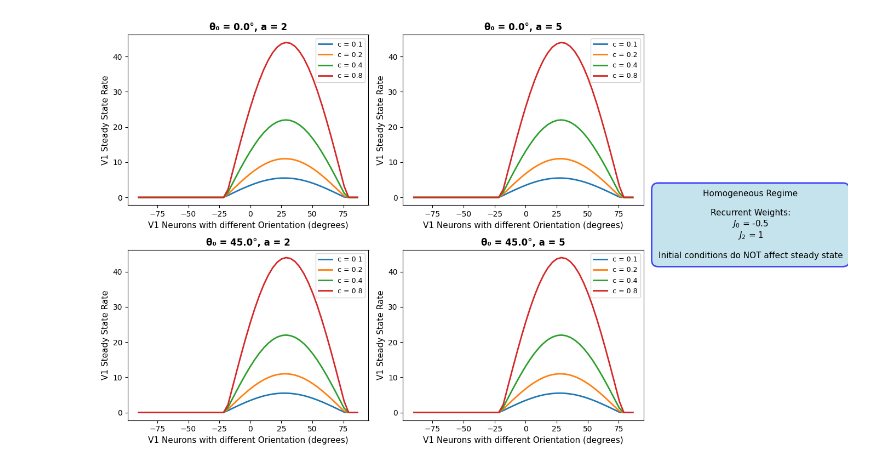
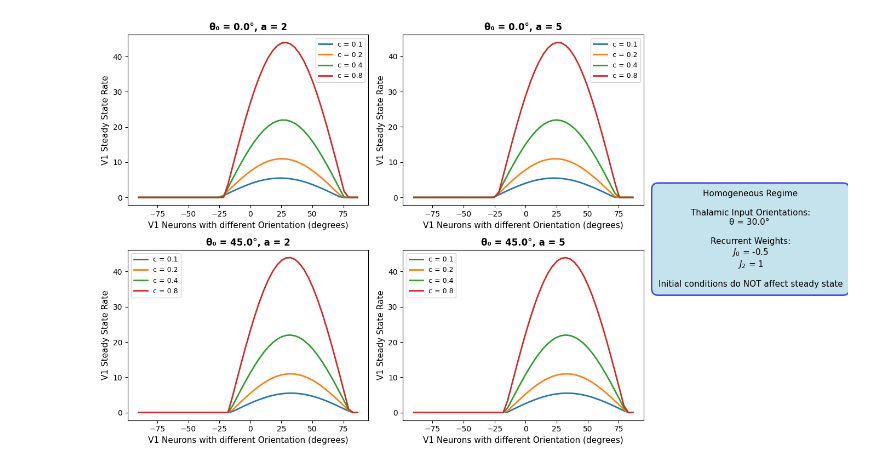
Before and after one commit to Qunzh/CAN_GridCell_Model, a Jupyter notebook: Ring_Model_V1.ipynb, the cells around one changed output. Cells and saved outputs as stored; diff of their text form; code cells hidden in the pictures.

```diff
--- a/Ring_Model_V1.ipynb
+++ b/Ring_Model_V1.ipynb
@@ -5,9 +5,15 @@ import numpy as np
 import matplotlib.pyplot as plt
 import torch
 # %%
-def ring_model_(epsilon, theta_cue, A, c, n_number, tau, J_0, J_2, dt, total_t, theta_0_param, a_param):
+#Ring Model
 
-  # Initialization - EXACTLY matching original
+def ring_model(epsilon, theta_cue, A, c, n_number, tau, J_0, J_2, dt, total_t, theta_0, a):
+# Parameters for thalamic(LGN) input: epsilon = tuning, theta_cue = peak preferred orientation, c = contrast, A = amplitude
+# Parameters for V1: n_number = total number of neurons, tau = time constant, J_0 = recurrent inhibition weight, J_2 = recurrent excitation weight
+# Parameters for time: dt = length of timestep, total_t = total integration time
+# Parameters for initial conditions: theta_0 = initial tuned orientation of V1, a = initial rate amplitude of V1
+
+  # Initialization
   t_steps = int(total_t/dt)
   rate = np.zeros((t_steps, n_number))
   I_theta = np.zeros((t_steps, n_number))  # Store for verification
@@ -20,8 +26,6 @@ def ring_model_(epsilon, theta_cue, A, c, n_number, tau, J_0, J_2, dt, total_t,
     theta_i[i] = (np.pi/n_number) * i - np.pi/2
 
   # Intial Conditions
-  a = 2
-  theta_0 = 0
   for i in range(0, n_number):
     rate[0, i] = a * np.cos(2 * (theta_i[i] - theta_0))
 
@@ -34,7 +38,7 @@ def ring_model_(epsilon, theta_cue, A, c, n_number, tau, J_0, J_2, dt, total_t,
   W = (J_0 + J_2 * np.cos(2 * theta_diff)) * (np.pi / n_number)
 
   # Time integration
-  for t in range(0, t_steps):
+  for t in range(1, t_steps):
     # Vectorized recurrent calculation
     recurrent[t, :] = W @ rate[t-1, :]
 
@@ -45,7 +49,7 @@ def ring_model_(epsilon, theta_cue, A, c, n_number, tau, J_0, J_2, dt, total_t,
     I_theta[t, :] = np.maximum(I_theta[t, :], 0)
 
     # Euler integration
-    drdt = (-rate[t-1, :] + I_theta[t, :]) / tau
+    drdt = (-rate[t-1, :] + I_theta[t-1, :]) / tau
     rate[t, :] = rate[t-1, :] + drdt * dt
 
   steady_state = rate[t, :]
@@ -53,33 +57,33 @@ def ring_model_(epsilon, theta_cue, A, c, n_number, tau, J_0, J_2, dt, total_t,
 # %%
 # Homogeneous regime (with small recurrent excitation J_2 and small recurrent inhibition J_0)
 J_0, J_2 = -0.5, 1
 theta_cue = np.pi/6
 contrast_values = [0.1, 0.2, 0.4, 0.8]
 theta_0_values = [0, np.pi/4]
 a_values = [2, 5]
 
 fig, axes = plt.subplots(2, 2, figsize=(12, 8))
 
 for idx, theta_0 in enumerate(theta_0_values):
     for idx_1, a in enumerate(a_values):
         ax = axes[idx, idx_1]
 
         for c in contrast_values:
-            theta_i, steady_state = ring_model(0.1, theta_cue, 40, c, 50, 10, J_0, J_2, 0.05, 300, theta_0, a)
+            theta_i, steady_state = ring_model(0.1, theta_cue, 40, c, 50, 10, J_0, J_2, 0.01, 200, theta_0, a)
             ax.plot(np.rad2deg(theta_i), steady_state, label=f'c = {c}', linewidth=2)
 
         ax.set_xlabel('V1 Neurons with different Orientation (degrees)', fontsize=11)
         ax.set_ylabel('V1 Steady State Rate', fontsize=11)
         ax.set_title(f'θ₀ = {np.rad2deg(theta_0):.1f}°, a = {a}', fontsize=12, fontweight='bold')
         ax.legend(fontsize=9)
 
-textstr = f'Homogeneous Regime\n\nRecurrent Weights:\n$J_0$ = {J_0}\n$J_2$ = {J_2}\n\nInitial conditions do NOT affect steady state'
+textstr = f'Homogeneous Regime\n \n Thalamic Input Orientations: \nθ = {np.rad2deg(theta_cue):.1f}° \n \nRecurrent Weights:\n$J_0$ = {J_0}\n$J_2$ = {J_2}\n\nInitial conditions do NOT affect steady state'
 props = dict(boxstyle='round,pad=0.8', facecolor='lightblue', alpha=0.7, edgecolor='blue', linewidth=2)
 
 fig.text(1, 0.6, textstr, transform=fig.transFigure, fontsize=11,
          verticalalignment='top', horizontalalignment='center', bbox=props)
 
 plt.tight_layout(rect=[0, 0, 0.85, 1])
 plt.show()
 # %% [output]
-[figure, old version]
+[figure, new version]
```
Also changed, not shown: parts of 1 cell of this notebook.
